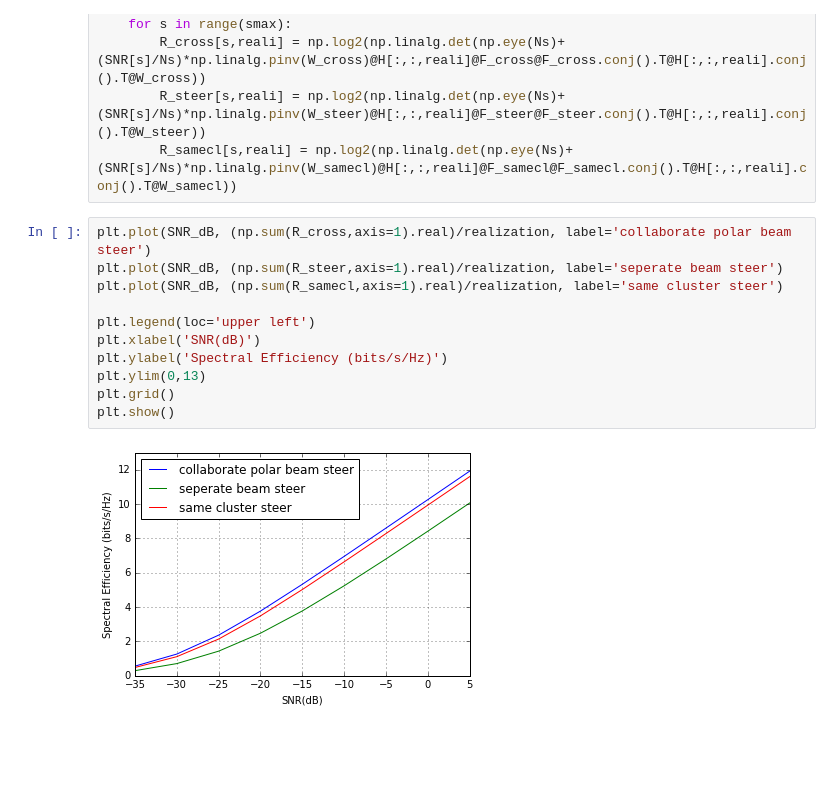
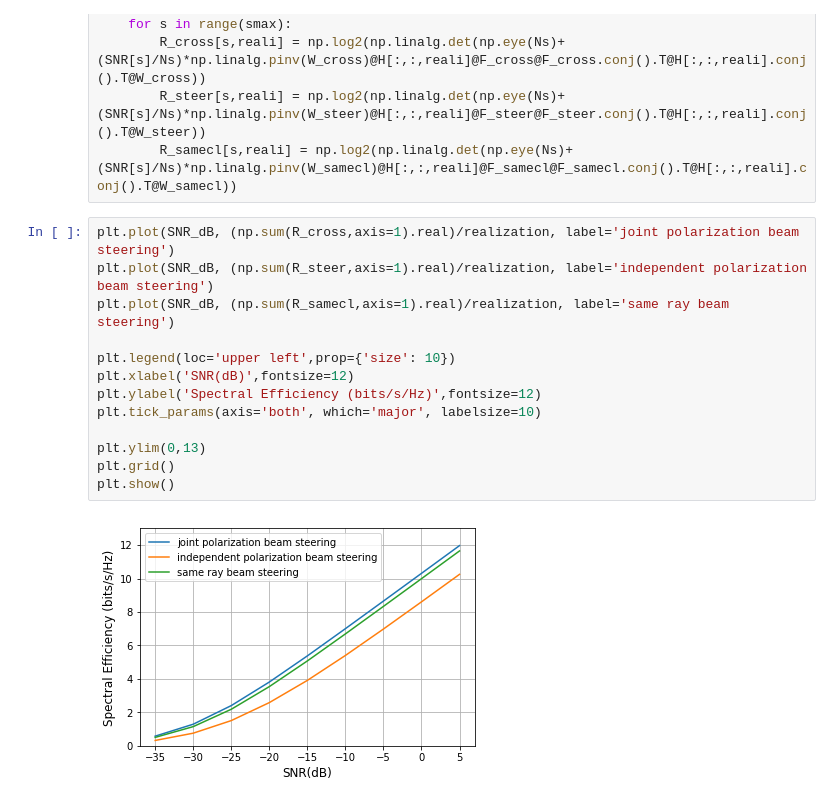
Before and after one commit to dienhoa/hybrid_beamforming_notebook, a Jupyter notebook: Dual Polarized Channel _check distribution para.ipynb, the cells around one changed output. Cells and saved outputs as stored; diff of their text form; blank space fills up the shorter version.

```diff
--- a/Dual Polarized Channel _check distribution para.ipynb
+++ b/Dual Polarized Channel _check distribution para.ipynb
@@ -396,15 +415,17 @@ for reali in range(realization):
         R_steer[s,reali] = np.log2(np.linalg.det(np.eye(Ns)+(SNR[s]/Ns)*np.linalg.pinv(W_steer)@H[:,:,reali]@F_steer@F_steer.conj().T@H[:,:,reali].conj().T@W_steer))
         R_samecl[s,reali] = np.log2(np.linalg.det(np.eye(Ns)+(SNR[s]/Ns)*np.linalg.pinv(W_samecl)@H[:,:,reali]@F_samecl@F_samecl.conj().T@H[:,:,reali].conj().T@W_samecl))
 # %%
-plt.plot(SNR_dB, (np.sum(R_cross,axis=1).real)/realization, label='collaborate polar beam steer')
-plt.plot(SNR_dB, (np.sum(R_steer,axis=1).real)/realization, label='seperate beam steer')
-plt.plot(SNR_dB, (np.sum(R_samecl,axis=1).real)/realization, label='same cluster steer')
+plt.plot(SNR_dB, (np.sum(R_cross,axis=1).real)/realization, label='joint polarization beam steering')
+plt.plot(SNR_dB, (np.sum(R_steer,axis=1).real)/realization, label='independent polarization beam steering')
+plt.plot(SNR_dB, (np.sum(R_samecl,axis=1).real)/realization, label='same ray beam steering')
 
-plt.legend(loc='upper left')
-plt.xlabel('SNR(dB)')
-plt.ylabel('Spectral Efficiency (bits/s/Hz)')
+plt.legend(loc='upper left',prop={'size': 10})
+plt.xlabel('SNR(dB)',fontsize=12)
+plt.ylabel('Spectral Efficiency (bits/s/Hz)',fontsize=12)
+plt.tick_params(axis='both', which='major', labelsize=10)
+
 plt.ylim(0,13)
 plt.grid()
 plt.show()
 # %% [output]
-[figure, old version]
+[figure, new version]
```
Also changed, not shown: parts of 7 cells of this notebook, 5 other files.
